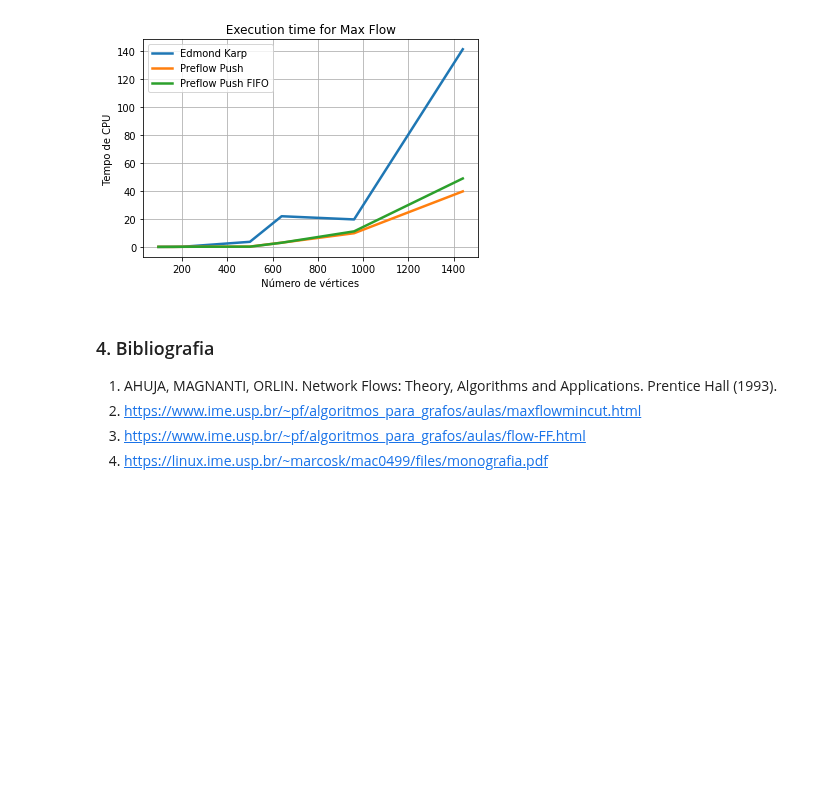
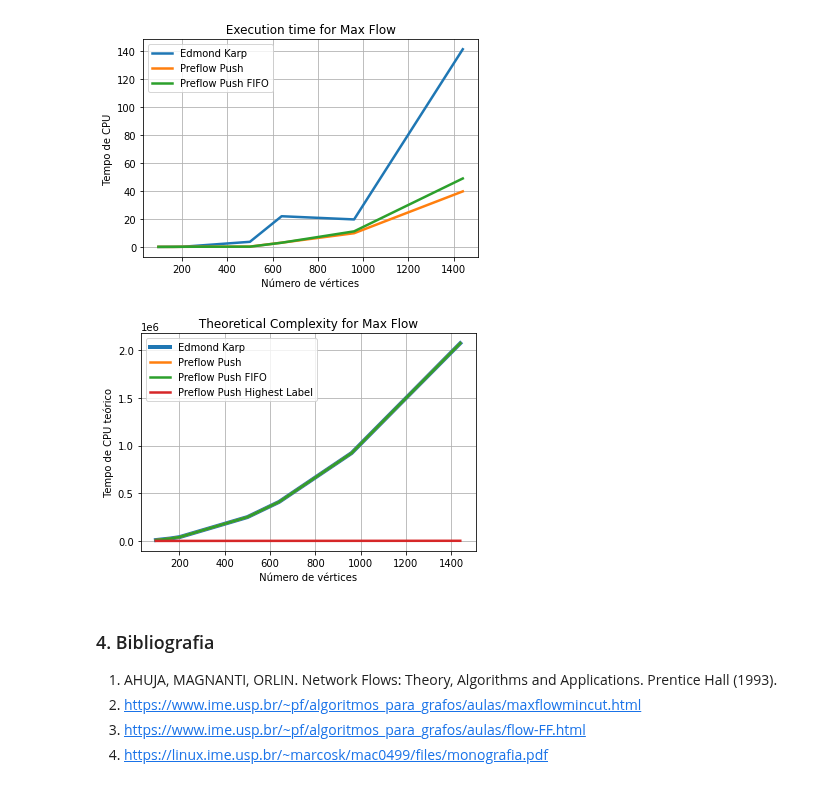
Before and after one commit to bellamariz/INF1721-T3-22.1, a Jupyter notebook: AA221_T3.ipynb, the cells around one changed output. Drawn from its saved outputs; the diff is of its cells as text; code cells hidden in the pictures; blank space fills up the shorter version.

Commit message:
add theoretical complexity

```diff
--- a/AA221_T3.ipynb
+++ b/AA221_T3.ipynb
@@ -876,6 +878,11 @@ numero_de_vertices = [
     # 96, 160, 200, 500, 640
     # 96, 160, 200, 500, 640, 960, 1440, 2560
 ]
+# %%
+complexidade_teorica_EK = [v ** 2 for v in numero_de_vertices] # complexidade teorica é O(VE^2)
+complexidade_teorica_HLSR = [v for v in numero_de_vertices] # complexidade teorica é O(N)
+complexidade_FIFOSR = [v**2 for v in numero_de_vertices] #complexidade é O(n^2)
+complexidade_PFP = [v ** 2 for v in numero_de_vertices] #complexidade é O(VE^2)
 # %%
 tempos_cpu_edmond_karp = []
 tempos_cpu_preflow_flush = []
@@ -952,6 +959,21 @@ plt.legend()
 plt.show()
 # %% [output]
 [figure]
+# %%
+plt.plot(numero_de_vertices, complexidade_teorica_EK, label='Edmond Karp', linewidth=3)
+plt.plot(numero_de_vertices, complexidade_PFP, label='Preflow Push', linewidth=2.5)
+plt.plot(numero_de_vertices, complexidade_FIFOSR, label='Preflow Push FIFO', linewidth=2.5)
+plt.plot(numero_de_vertices, complexidade_teorica_HLSR, label='Preflow Push Highest Label', linewidth=2.5)
+
+plt.title(" Theoretical Complexity for Max Flow ")
+plt.ylabel(" Tempo de CPU teórico ")
+plt.xlabel(" Número de vértices ")
+
+plt.grid()
+plt.legend()
+plt.show()
+# %% [output]
+[figure, added]
 # %% [markdown]
 ### 4. Bibliografia
 
```
Also changed, not shown: parts of 1 cell of this notebook.
